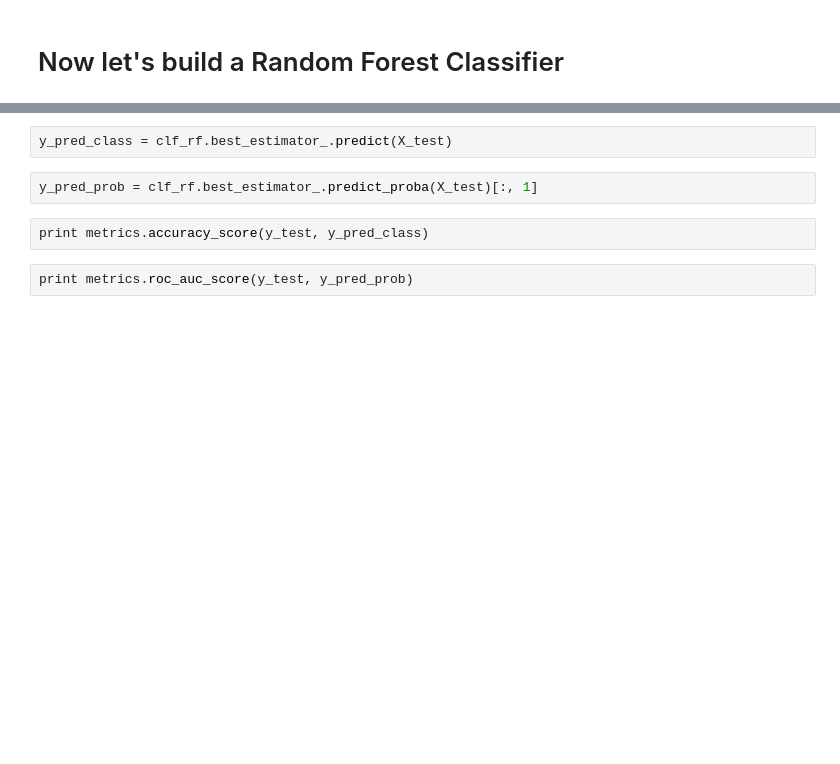
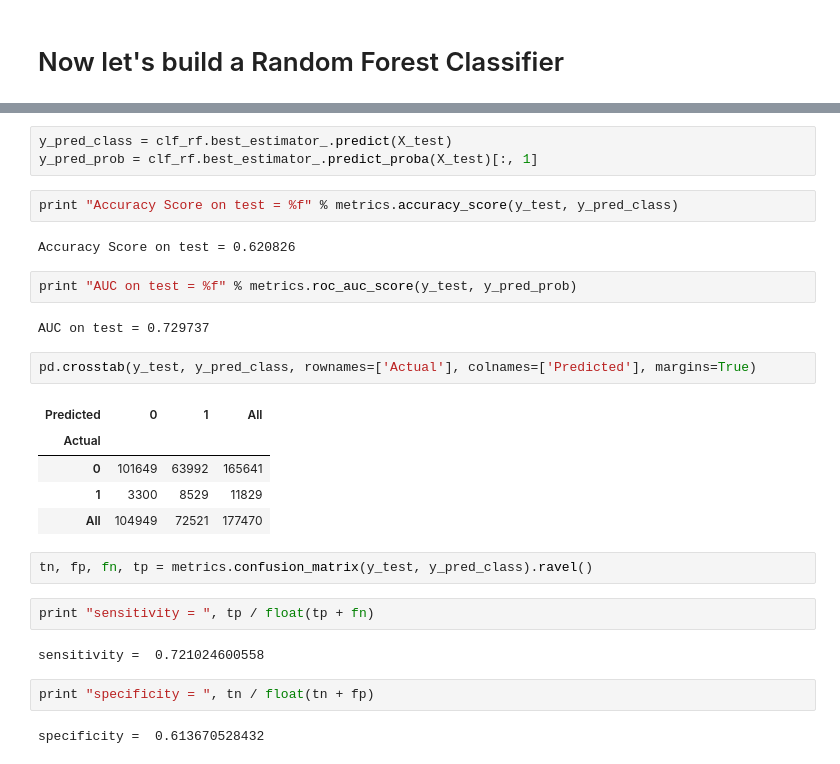
Before and after one commit to anishb/lending_club_analysis, a Jupyter notebook: LendingClubKaggleAnalysis.ipynb, the cells around one changed output, grey strips where cells are left out. Cells and saved outputs as stored; diff of their text form; blank space fills up the shorter version.

```diff
--- a/LendingClubKaggleAnalysis.ipynb
+++ b/LendingClubKaggleAnalysis.ipynb
@@ -569,11 +610,32 @@ feature_importances[:25]
 # %%
 y_pred_class = clf_rf.best_estimator_.predict(X_test)
+y_pred_prob = clf_rf.best_estimator_.predict_proba(X_test)[:, 1]
-# %%
-y_pred_prob = clf_rf.best_estimator_.predict_proba(X_test)[:, 1]
 # %%
-print metrics.accuracy_score(y_test, y_pred_class)
+print "Accuracy Score on test = %f" % metrics.accuracy_score(y_test, y_pred_class)
+# %% [output]
+Accuracy Score on test = 0.620826
 # %%
-print metrics.roc_auc_score(y_test, y_pred_prob)
+print "AUC on test = %f" % metrics.roc_auc_score(y_test, y_pred_prob)
+# %% [output]
+AUC on test = 0.729737
+# %%
+pd.crosstab(y_test, y_pred_class, rownames=['Actual'], colnames=['Predicted'], margins=True)
+# %% [output]
+| Predicted | 0 | 1 | All |
+| Actual |  |  |  |
+| 0 | 101649 | 63992 | 165641 |
+| 1 | 3300 | 8529 | 11829 |
+| All | 104949 | 72521 | 177470 |
+# %%
+tn, fp, fn, tp = metrics.confusion_matrix(y_test, y_pred_class).ravel()
+# %%
+print "sensitivity = ", tp / float(tp + fn)
+# %% [output]
+sensitivity =  0.721024600558
+# %%
+print "specificity = ", tn / float(tn + fp)
+# %% [output]
+specificity =  0.613670528432
 # %%
 # plot ROC curve
 fpr, tpr, thresholds = metrics.roc_curve(y_test, y_pred_prob)
```
Also changed, not shown: parts of 9 cells of this notebook.
